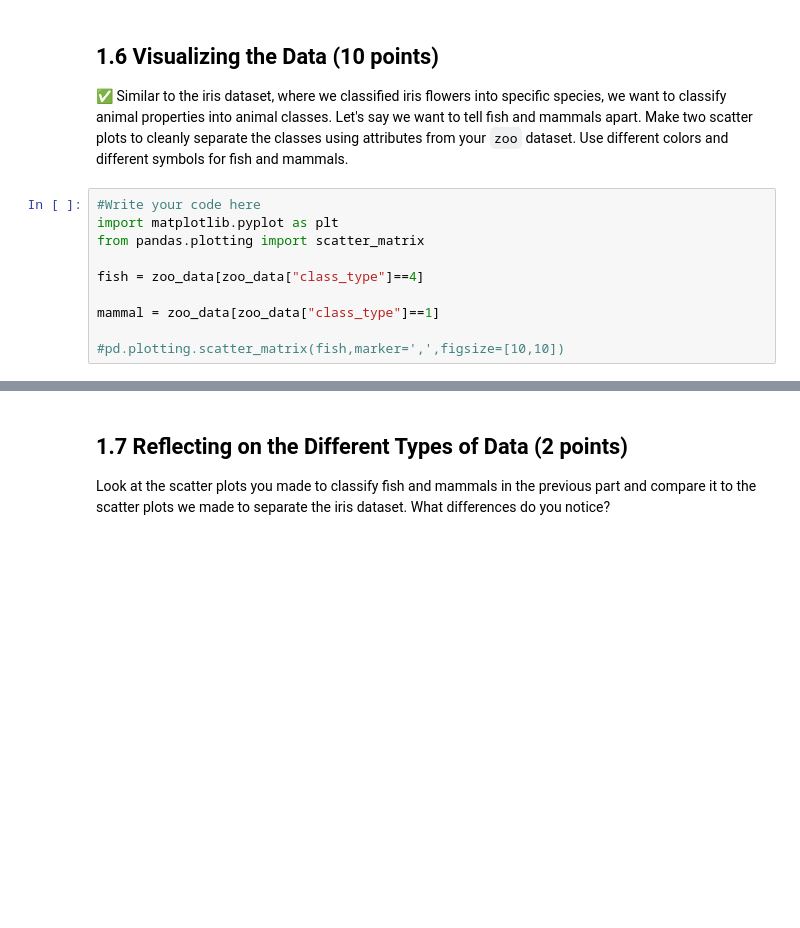
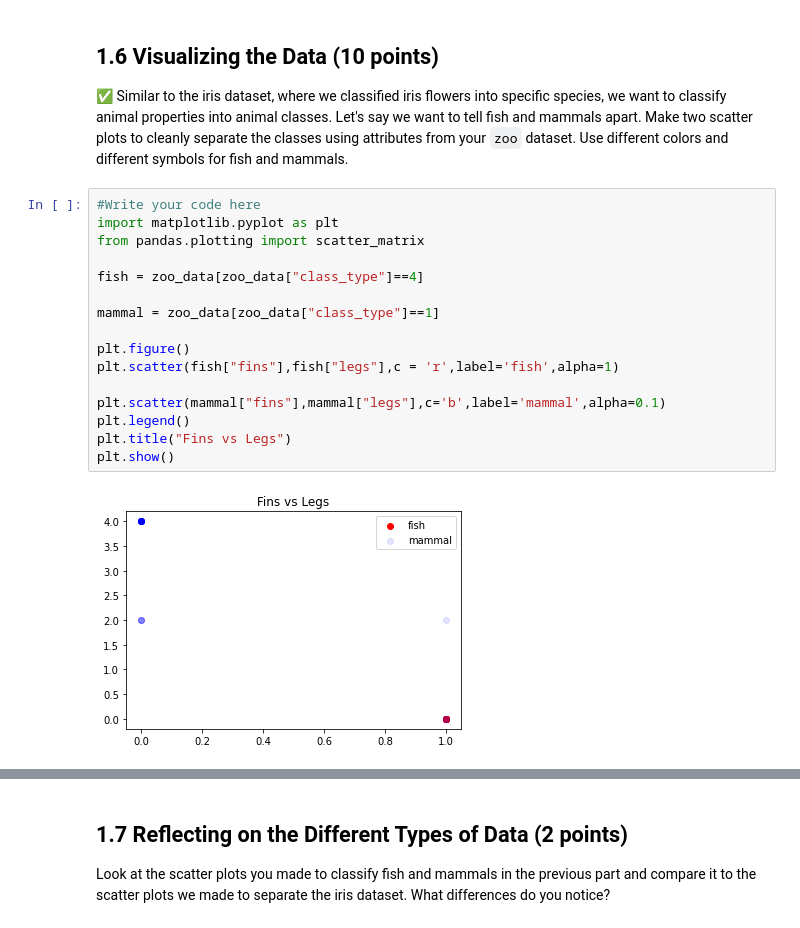
Before and after one commit to codeme69/CMSE202-s23-turnin, a Jupyter notebook: hw-02/HW-02_PandasAndObjects-STUDENT.ipynb, the cells around one changed output, grey strips where cells are left out. Cells and saved outputs as stored; diff of their text form; blank space fills up the shorter version.

```diff
--- a/hw-02/HW-02_PandasAndObjects-STUDENT.ipynb
+++ b/hw-02/HW-02_PandasAndObjects-STUDENT.ipynb
@@ -150,10 +150,18 @@ zoo_data.groupby(by="class_type").describe()
 # %%
 #Write your code here
 import matplotlib.pyplot as plt
 from pandas.plotting import scatter_matrix
 
 fish = zoo_data[zoo_data["class_type"]==4]
 
 mammal = zoo_data[zoo_data["class_type"]==1]
 
-#pd.plotting.scatter_matrix(fish,marker=',',figsize=[10,10])
+plt.figure()
+plt.scatter(fish["fins"],fish["legs"],c = 'r',label='fish',alpha=1)
+
+plt.scatter(mammal["fins"],mammal["legs"],c='b',label='mammal',alpha=0.1)
+plt.legend()
+plt.title("Fins vs Legs")
+plt.show()
+# %% [output]
+[figure, added]
```
Also changed, not shown: parts of 13 cells of this notebook.
